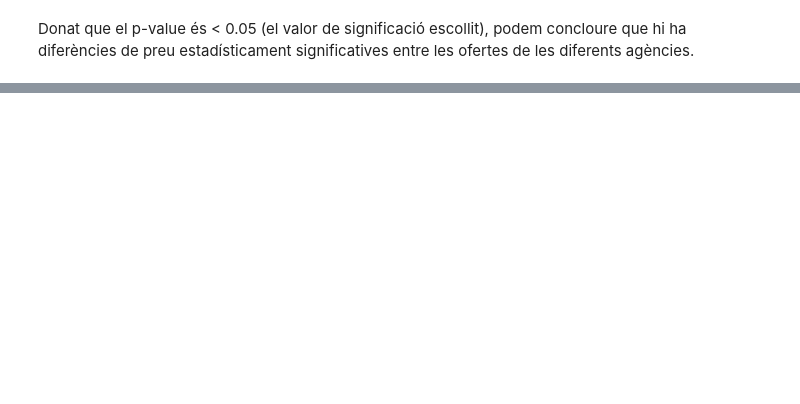
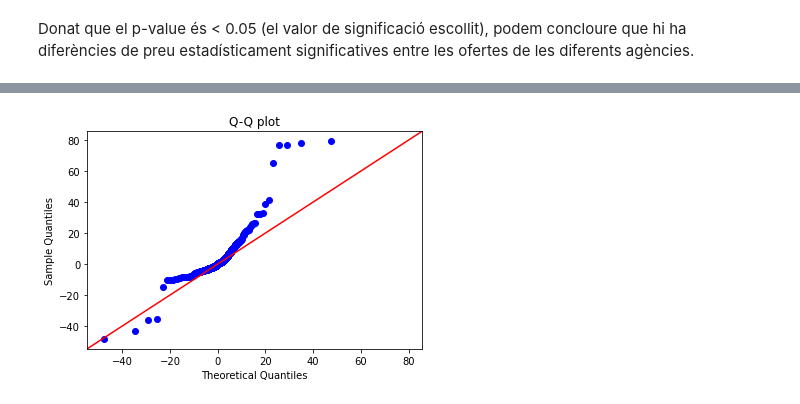
Before and after one commit to xordi/TPCD_Practica2, a Jupyter notebook: src/notebook.ipynb, the cells around one changed output, grey strips where cells are left out. Saved outputs shown, nothing was run; the diff lists cells and outputs as text; code cells hidden in the pictures; blank space fills up the shorter version.

```diff
--- a/src/notebook.ipynb
+++ b/src/notebook.ipynb
@@ -423,0 +521,3 @@ Donat que el p-value és < 0.05 (el valor de significació escollit), podem conc
+# %%
+grans = counts_realestate[np.logical_and(counts_realestate.counts>50, counts_realestate.counts<=300)].realestate
+apartments.loc[apartments.realestate.isin(grans),"realestate_size"] = 'Grans'
@@ -423,0 +526,3 @@ Donat que el p-value és < 0.05 (el valor de significació escollit), podem conc
+# %%
+molt_grans = counts_realestate[counts_realestate.counts>300].realestate
+apartments.loc[apartments.realestate.isin(molt_grans),"realestate_size"] = 'Molt grans'
@@ -423,0 +543,17 @@ Donat que el p-value és < 0.05 (el valor de significació escollit), podem conc
+# %%
+from sklearn.compose import ColumnTransformer
+from sklearn.preprocessing import OneHotEncoder
+
+apartments_regression = apartments.drop(columns=['realestate','building_type','link','neighb_meanprice','diff_mitjana'])
+cat_labels = apartments_regression.select_dtypes(include=['object', 'category','bool']).columns.to_list()
+numeric_labels = apartments_regression.select_dtypes(include=['float64', 'int']).columns.to_list()
+
+preprocessor = ColumnTransformer([('encoder', OneHotEncoder(), cat_labels)],
+                    remainder='passthrough'
+               )
+apartments_regression_cod = preprocessor.fit_transform(apartments_regression)
+cat_labels_encoded = preprocessor.named_transformers_['encoder'].get_feature_names(cat_labels)
+new_labels = np.concatenate([cat_labels_encoded,numeric_labels])
+
+apartments_regression_cod = pd.DataFrame(apartments_regression_cod.todense(), columns=new_labels)
+apartments_regression_cod
@@ -423,0 +574,13 @@ Donat que el p-value és < 0.05 (el valor de significació escollit), podem conc
+# %%
+from sklearn.linear_model import LinearRegression
+from sklearn.model_selection import cross_val_score
+from sklearn.preprocessing import StandardScaler
+
+from statsmodels.api import OLS
+import statsmodels.api as sm
+
+X = apartments_regression_cod.drop(columns = 'price')
+y = apartments_regression_cod['price']
+reg = OLS(y,X).fit()
+
+reg.summary()
@@ -423,0 +622,9 @@ Donat que el p-value és < 0.05 (el valor de significació escollit), podem conc
+# %%
+import scipy.stats as stats
+res = reg.resid # residuals
+fig = sm.qqplot(res, stats.t, fit=True, line="45")
+
+plt.title('Q-Q plot')
+plt.show()
+# %% [output]
+[figure, added]
```
Also changed, not shown: parts of 49 cells of this notebook, 4 other files.
